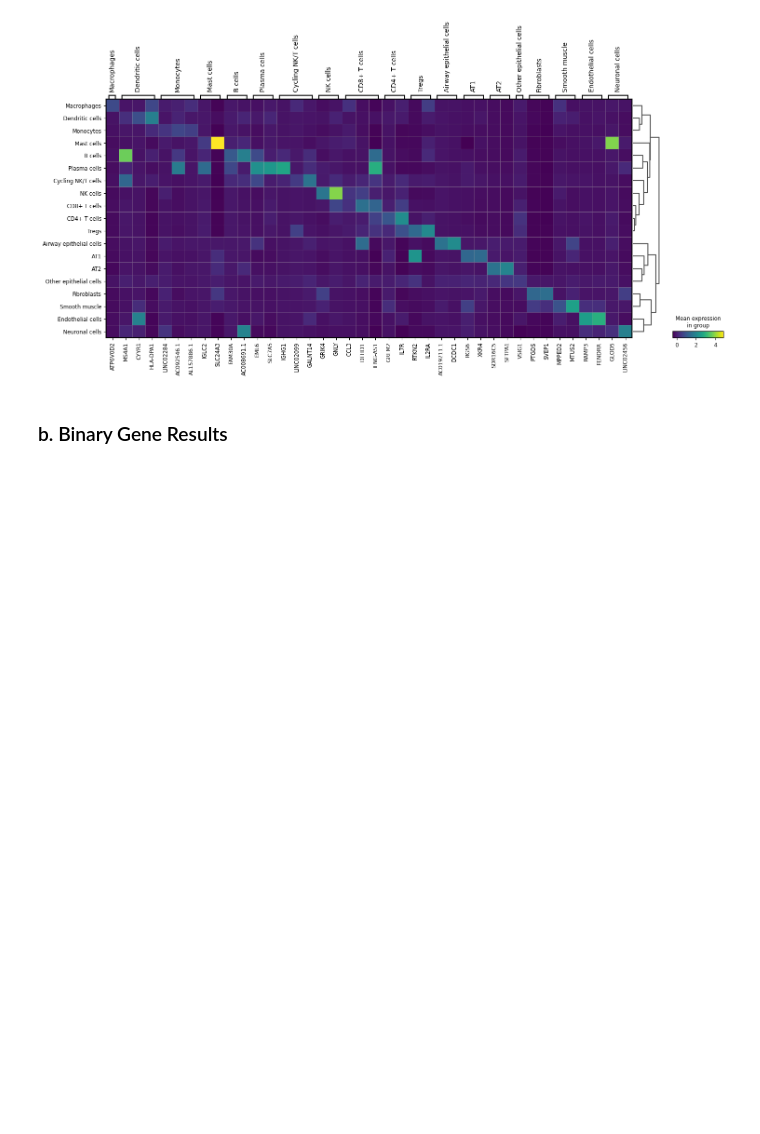
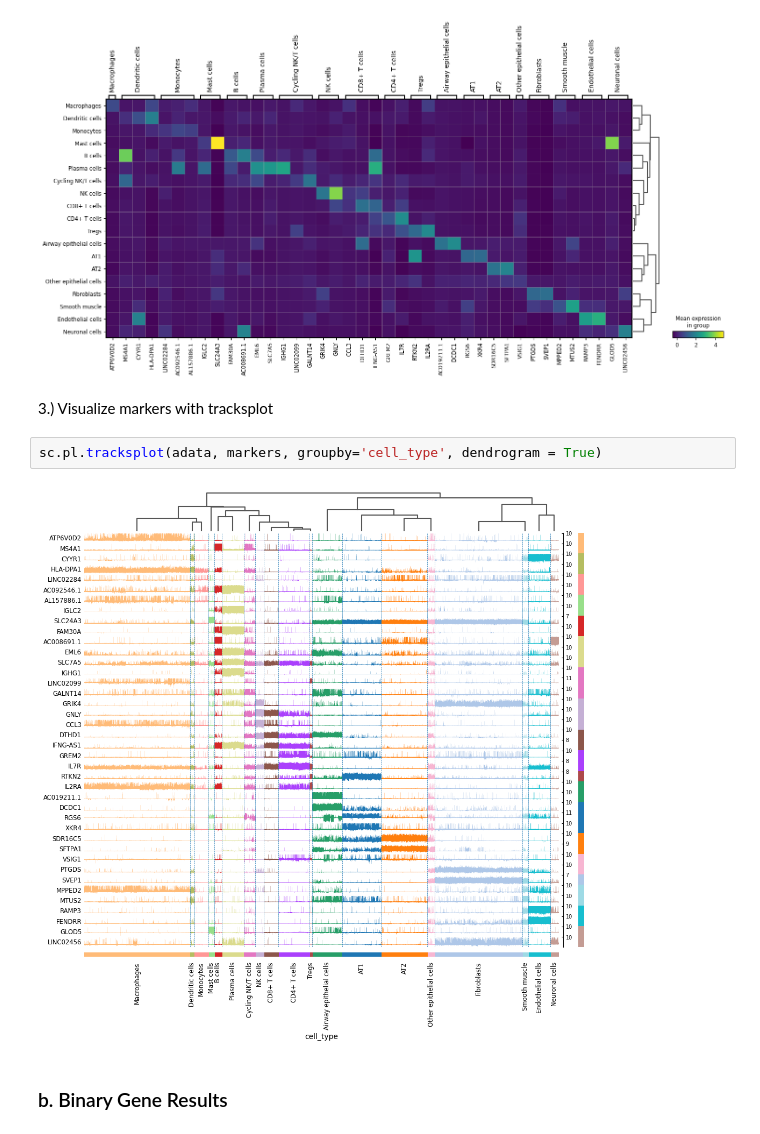
Before and after one commit to zwallace425/veme, a Jupyter notebook: VEME_NS-Forest.ipynb, the cells around one changed output. Cells and saved outputs as stored; diff of their text form; blank space fills up the shorter version.

```diff
--- a/VEME_NS-Forest.ipynb
+++ b/VEME_NS-Forest.ipynb
@@ -139,6 +148,12 @@ sc.pl.stacked_violin(adata, markers, groupby='cell_type', dendrogram=True)
 sc.pl.matrixplot(adata, markers, groupby='cell_type', dendrogram = True)
 # %% [output]
 [figure]
+# %% [markdown]
+3.) Visualize markers with tracksplot
+# %%
+sc.pl.tracksplot(adata, markers, groupby='cell_type', dendrogram = True)
+# %% [output]
+[figure, added]
 # %% [markdown]
 ### b. Binary Gene Results
 # %%
```
Also changed, not shown: parts of 16 cells of this notebook, 1 other file.
